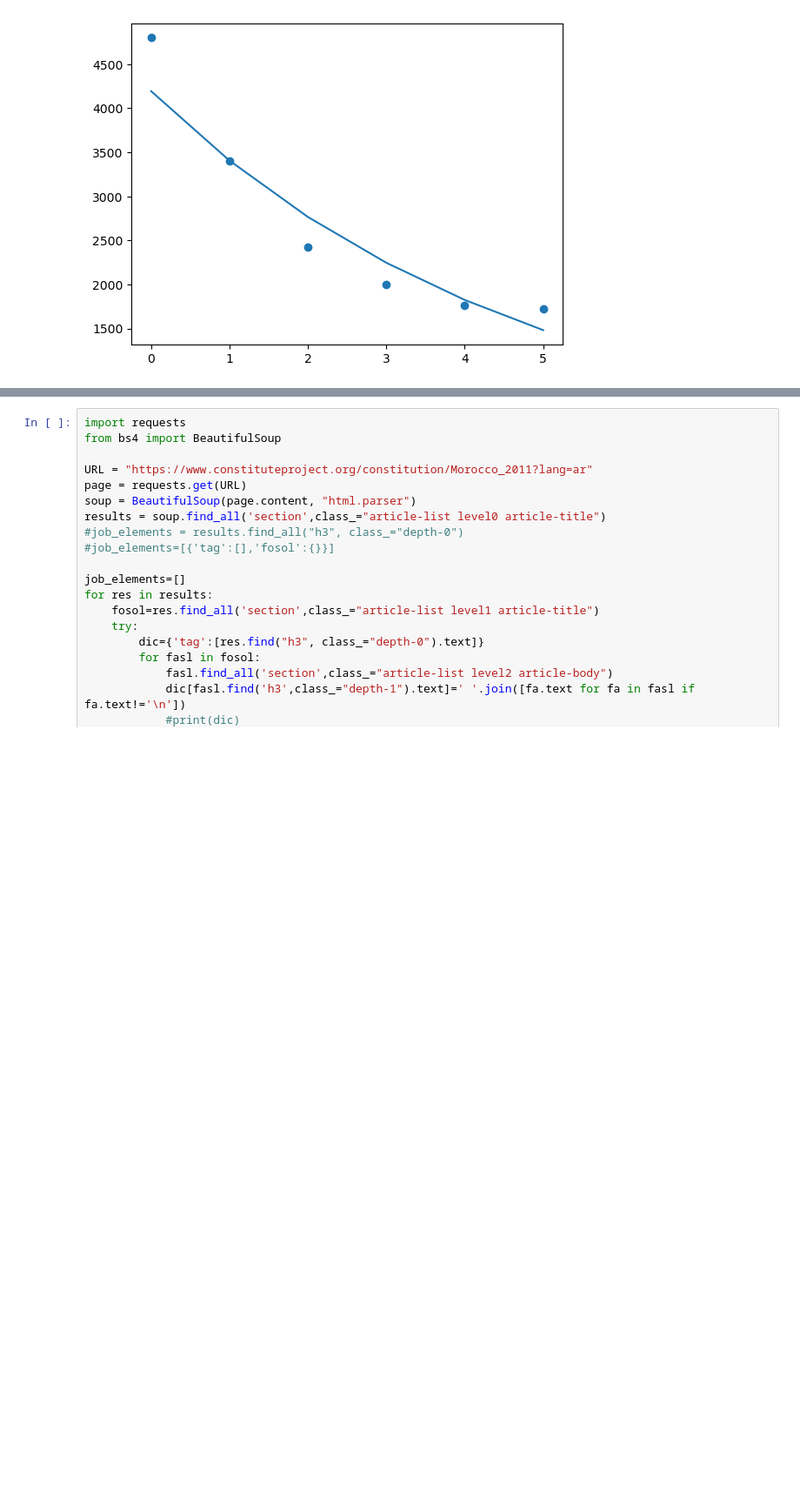
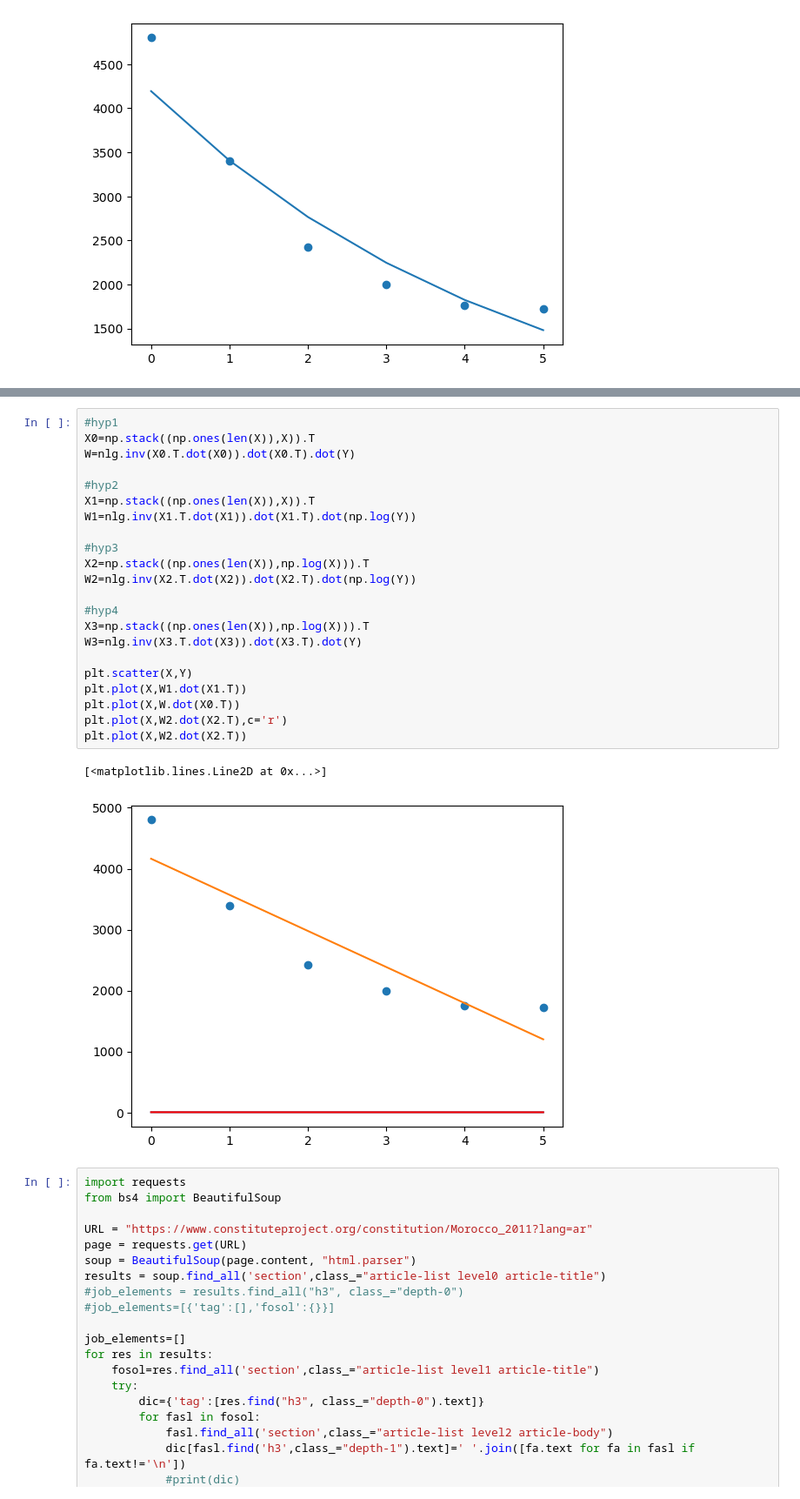
Before and after one commit to charloe12/numpy, a Jupyter notebook: Untitled.ipynb, the cells around one changed output, grey strips where cells are left out. Shown at 87% size. Drawn from its saved outputs; the diff is of its cells as text; blank space fills up the shorter version.

```diff
--- a/Untitled.ipynb
+++ b/Untitled.ipynb
@@ -122,3 +120,28 @@ print(data0.corr())
+# %%
+#hyp1
+X0=np.stack((np.ones(len(X)),X)).T
+W=nlg.inv(X0.T.dot(X0)).dot(X0.T).dot(Y)
+
+#hyp2
+X1=np.stack((np.ones(len(X)),X)).T
+W1=nlg.inv(X1.T.dot(X1)).dot(X1.T).dot(np.log(Y))
+
+#hyp3
+X2=np.stack((np.ones(len(X)),np.log(X))).T
+W2=nlg.inv(X2.T.dot(X2)).dot(X2.T).dot(np.log(Y))
+
+#hyp4
+X3=np.stack((np.ones(len(X)),np.log(X))).T
+W3=nlg.inv(X3.T.dot(X3)).dot(X3.T).dot(Y)
+
+plt.scatter(X,Y)
+plt.plot(X,W1.dot(X1.T))
+plt.plot(X,W.dot(X0.T))
+plt.plot(X,W2.dot(X2.T),c='r')
+plt.plot(X,W2.dot(X2.T))
+# %% [output]
+[<matplotlib.lines.Line2D at 0x...>]
+[figure, added]
 # %%
 import requests
 from bs4 import BeautifulSoup
```
Also changed, not shown: parts of 2 cells of this notebook.
